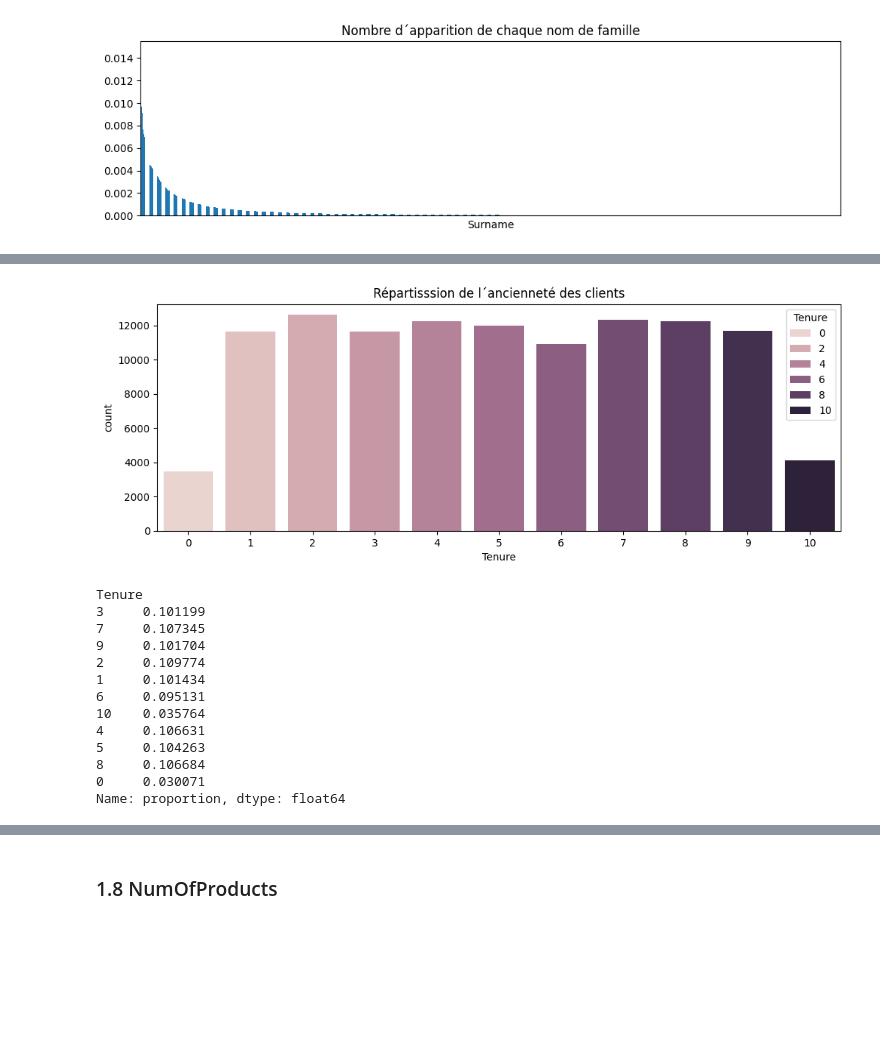
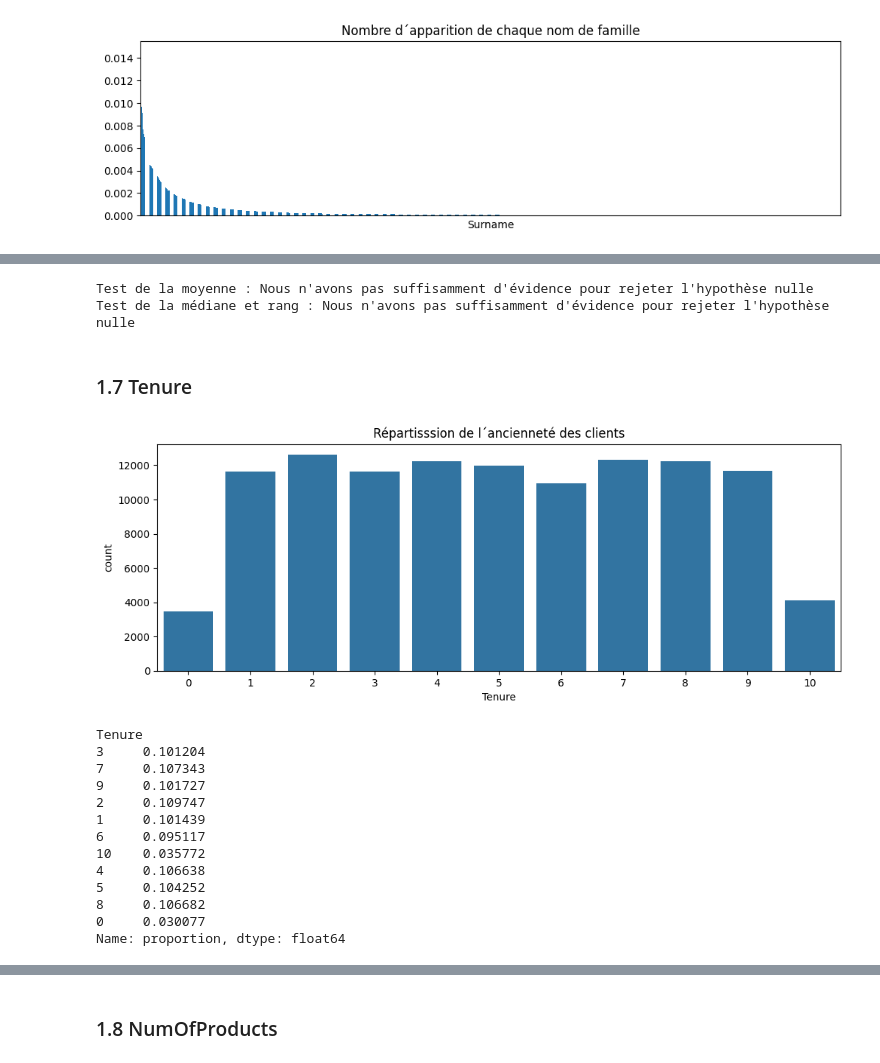
Before and after one commit to lbihin/mlpro-classification-bank-churn-2025, a Jupyter notebook: eda/eda.ipynb, the cells around one changed output, grey strips where cells are left out. Saved outputs shown, nothing was run; the diff lists cells and outputs as text; code cells hidden in the pictures; blank space fills up the shorter version.

```diff
--- a/eda/eda.ipynb
+++ b/eda/eda.ipynb
@@ -26,6 +23,6 @@ sys.path.append("../")
 from utils import RANDOM_STATE, TEST_SIZE, check_hypothesis, describe_distribution
 # %%
 # Load the data
-df = pd.read_csv("../data/train_data.csv")
+df = pd.read_csv("../data/train_data.csv", index_col='ID')
 df.head()
 # %% [output]
@@ -37,0 +36,4 @@ df.head()
+# %%
+# Feedback Antonin - CustomerId doit être supprimé
+df.drop(columns='CustomerId', inplace=True)
+df.head()
@@ -197,0 +180,10 @@ Pour l´ensemble de l´EDA on fixe le seuil alpha = 2%
+# %%
+if nr_duplicated := train_df.duplicated().any():
+    print("Il y a des lignes dupliqués. On les supprimes")
+    train_df.drop_duplicates(keep='first', inplace=True)
+
+else:
+    print(f"Il n´y a pas de lignes dupliqués.")
+
+print(f"Nouvelle shape du train set: {train_df.shape}")
+train_df.head()
@@ -207,6 +334,3 @@ train_df.head()
-# %%
-# On supprime la colonne ID ne sert uniquement dans l´envoi vers Kaggle
-train_df.drop("ID", axis=1, inplace=True)
 # %%
 DISCRETES_COLUMNS = [
     col
@@ -423,23 +633,32 @@ Kurtosis: 1.5358900941327036
+# %%
+# Test si la moyenne est la même sur le train et test set
+print(f"Test de la moyenne : {check_hypothesis(stats.ttest_ind(train_df.Age, test_df.Age, equal_var=False))}")
+print(f"Test de la médiane et rang : {check_hypothesis(stats.mannwhitneyu(train_df.Age, test_df.Age))}")
+# %% [output]
+Test de la moyenne : Nous n'avons pas suffisamment d'évidence pour rejeter l'hypothèse nulle
+Test de la médiane et rang : Nous n'avons pas suffisamment d'évidence pour rejeter l'hypothèse nulle
+# %% [markdown]
+### 1.7 Tenure
 # %%
 plt.figure(figsize=(12, 4))
 plt.title("Répartisssion de l´ancienneté des clients")
-sns.countplot(data=train_df, x="Tenure", hue="Tenure")
+sns.countplot(data=train_df, x="Tenure")
 plt.show()
 # %% [output]
-[figure, old version]
+[figure, new version]
 # %%
 train_df.Tenure.value_counts(normalize=True, sort=False)
 # %% [output]
 Tenure
-3     0.101199
-7     0.107345
-9     0.101704
-2     0.109774
-1     0.101434
-6     0.095131
-10    0.035764
-4     0.106631
-5     0.104263
-8     0.106684
-0     0.030071
+3     0.101204
+7     0.107343
+9     0.101727
+2     0.109747
+1     0.101439
+6     0.095117
+10    0.035772
+4     0.106638
+5     0.104252
+8     0.106682
+0     0.030077
 Name: proportion, dtype: float64
```
Also changed, not shown: parts of 156 cells of this notebook.
